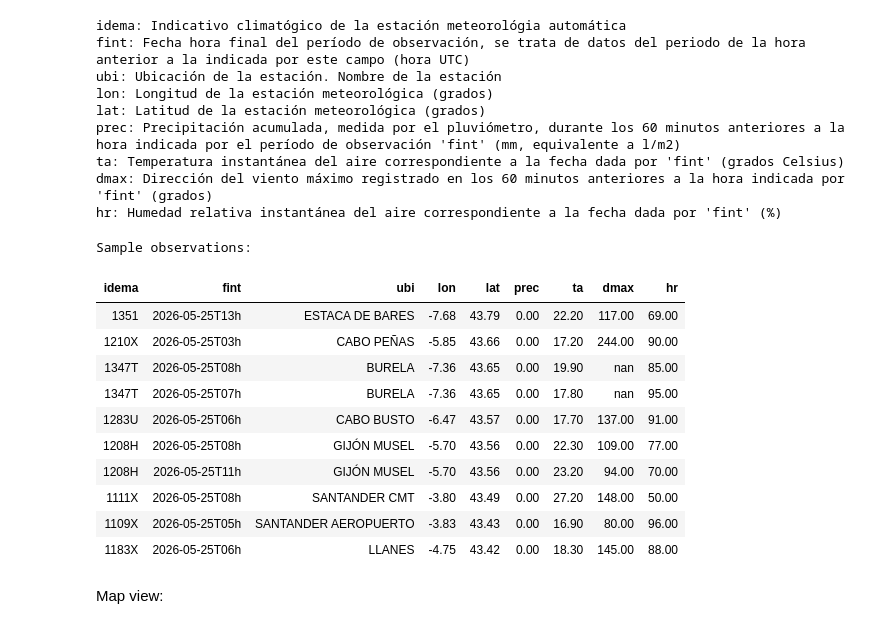
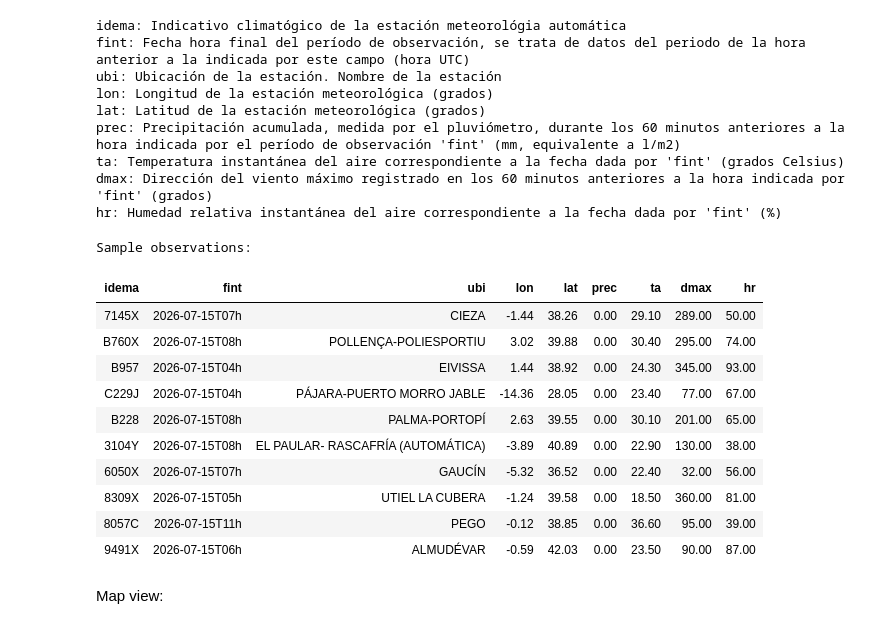
Before and after one commit to reddgr/energy-price-forecasting-in-power-grids, a Jupyter notebook: notebooks/04_AEMET_OpenData.ipynb, the cells around one changed output. Drawn from its saved outputs; the diff is of its cells as text; code cells hidden in the pictures.

```diff
--- a/notebooks/04_AEMET_OpenData.ipynb
+++ b/notebooks/04_AEMET_OpenData.ipynb
@@ -198,32 +198,36 @@ ta: Temperatura instantánea del aire correspondiente a la fecha dada por 'fint'
 dmax: Dirección del viento máximo registrado en los 60 minutos anteriores a la hora indicada por 'fint' (grados)
 hr: Humedad relativa instantánea del aire correspondiente a la fecha dada por 'fint' (%)
 # %%
-N_OBS = 600
 observations_df = pd.DataFrame(observations)
 today_date = datetime.now().strftime("%Y%m%d")
 observations_df.to_csv(os.path.join(CSV_DIR, f"current_observations_{today_date}.csv"), index=False)
 fint_dt = pd.to_datetime(observations_df["fint"], errors="coerce")
 observations_df.loc[fint_dt.notna(), "fint"] = fint_dt.dt.strftime("%Y-%m-%dT%Hh")
+
 print("Sample observations:")
-sample_df = observations_df[main_fields].sample(N_OBS).sort_values("lat", ascending=False)
-sample_df.to_pickle(os.path.join(PKL_DIR, f"sample_observations_{today_date}.pkl"))
+SAMPLE_OBS = False
+N_OBS = 12
+if SAMPLE_OBS:
+    sample_df = observations_df[main_fields].sample(N_OBS).sort_values("lat", ascending=False)
+    # pd.options.display.float_format = '{:.2f}'.format
+    display(sample_df.style.hide(axis="index").format(precision=2))
+    # pd.reset_option("display.float_format")
 
-# pd.options.display.float_format = '{:.2f}'.format
-display(sample_df.head(10).style.hide(axis="index").format(precision=2))
-# pd.reset_option("display.float_format")
+else:
+    display(observations_df[main_fields].sample(10).style.hide(axis="index").format(precision=2))
 # %% [output]
 Sample observations:
 | idema | fint | ubi | lon | lat | prec | ta | dmax | hr |
-| 1351 | 2026-05-25T13h | ESTACA DE BARES | -7.68 | 43.79 | 0.00 | 22.20 | 117.00 | 69.00 |
-| 1210X | 2026-05-25T03h | CABO PEÑAS | -5.85 | 43.66 | 0.00 | 17.20 | 244.00 | 90.00 |
-| 1347T | 2026-05-25T08h | BURELA | -7.36 | 43.65 | 0.00 | 19.90 | nan | 85.00 |
-| 1347T | 2026-05-25T07h | BURELA | -7.36 | 43.65 | 0.00 | 17.80 | nan | 95.00 |
-| 1283U | 2026-05-25T06h | CABO BUSTO | -6.47 | 43.57 | 0.00 | 17.70 | 137.00 | 91.00 |
-| 1208H | 2026-05-25T08h | GIJÓN MUSEL | -5.70 | 43.56 | 0.00 | 22.30 | 109.00 | 77.00 |
-| 1208H | 2026-05-25T11h | GIJÓN MUSEL | -5.70 | 43.56 | 0.00 | 23.20 | 94.00 | 70.00 |
-| 1111X | 2026-05-25T08h | SANTANDER CMT | -3.80 | 43.49 | 0.00 | 27.20 | 148.00 | 50.00 |
-| 1109X | 2026-05-25T05h | SANTANDER AEROPUERTO | -3.83 | 43.43 | 0.00 | 16.90 | 80.00 | 96.00 |
-| 1183X | 2026-05-25T06h | LLANES | -4.75 | 43.42 | 0.00 | 18.30 | 145.00 | 88.00 |
+| 7145X | 2026-07-15T07h | CIEZA | -1.44 | 38.26 | 0.00 | 29.10 | 289.00 | 50.00 |
+| B760X | 2026-07-15T08h | POLLENÇA-POLIESPORTIU | 3.02 | 39.88 | 0.00 | 30.40 | 295.00 | 74.00 |
+| B957 | 2026-07-15T04h | EIVISSA | 1.44 | 38.92 | 0.00 | 24.30 | 345.00 | 93.00 |
+| C229J | 2026-07-15T04h | PÁJARA-PUERTO MORRO JABLE | -14.36 | 28.05 | 0.00 | 23.40 | 77.00 | 67.00 |
+| B228 | 2026-07-15T08h | PALMA-PORTOPÍ | 2.63 | 39.55 | 0.00 | 30.10 | 201.00 | 65.00 |
+| 3104Y | 2026-07-15T08h | EL PAULAR- RASCAFRÍA (AUTOMÁTICA) | -3.89 | 40.89 | 0.00 | 22.90 | 130.00 | 38.00 |
+| 6050X | 2026-07-15T07h | GAUCÍN | -5.32 | 36.52 | 0.00 | 22.40 | 32.00 | 56.00 |
+| 8309X | 2026-07-15T05h | UTIEL LA CUBERA | -1.24 | 39.58 | 0.00 | 18.50 | 360.00 | 81.00 |
+| 8057C | 2026-07-15T11h | PEGO | -0.12 | 38.85 | 0.00 | 36.60 | 95.00 | 39.00 |
+| 9491X | 2026-07-15T06h | ALMUDÉVAR | -0.59 | 42.03 | 0.00 | 23.50 | 90.00 | 87.00 |
 # %% [markdown]
 Map view:
 # %%
```
Also changed, not shown: parts of 7 cells of this notebook, 3 other files.
